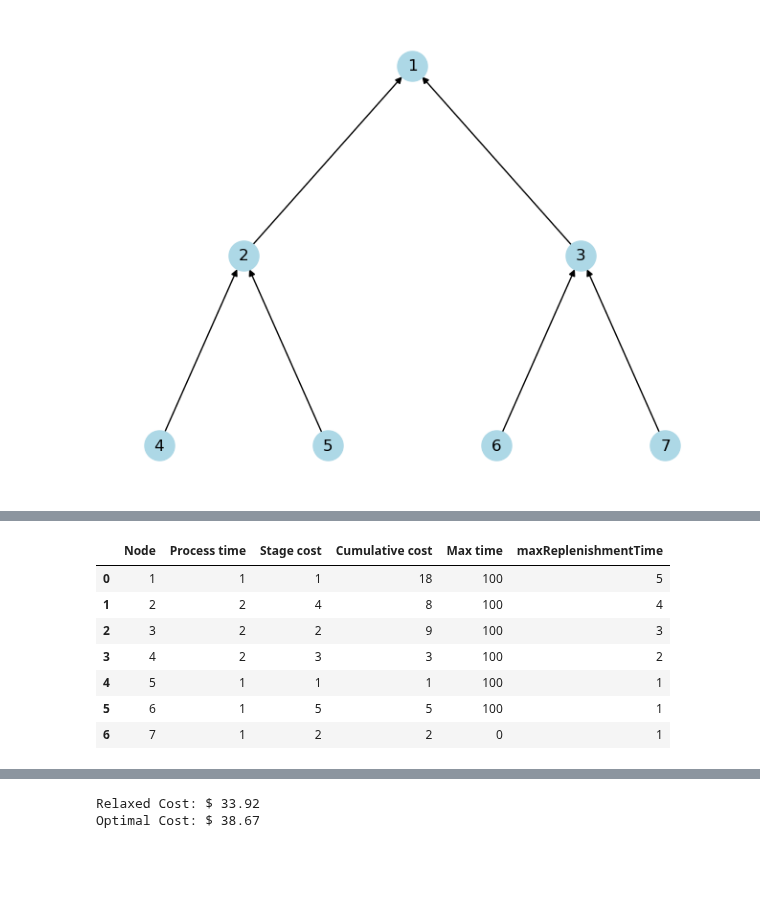
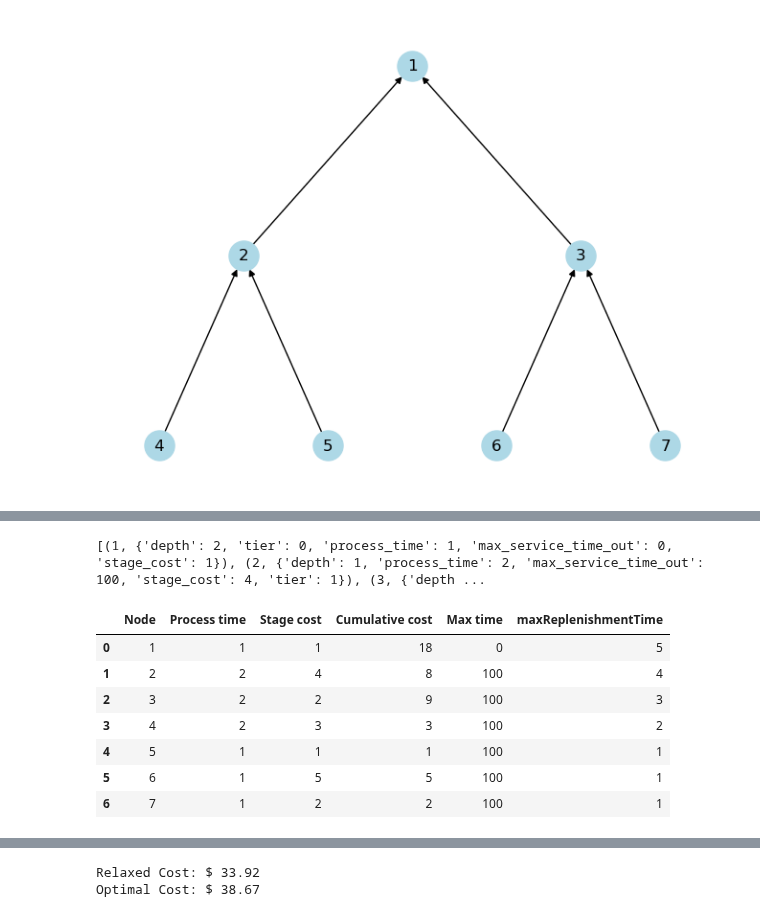
Before and after one commit to hmedal/sae-dsc-hmedal, a Jupyter notebook: examples/multi-commodity2.ipynb, the cells around one changed output, grey strips where cells are left out. Saved outputs shown, nothing was run; the diff lists cells and outputs as text; code cells hidden in the pictures; blank space fills up the shorter version.

```diff
--- a/examples/multi-commodity2.ipynb
+++ b/examples/multi-commodity2.ipynb
@@ -147,10 +143,10 @@ bomGraph, bomGraphPos = buildBOMGraph()
 nx.draw(bomGraph, bomGraphPos, with_labels=True, node_color='lightblue', node_size=500)
 plt.show()
 
-maxServiceTimeOut = nx.get_node_attributes(G, 'max_service_time_out')
-processTimesDict = nx.get_node_attributes(G, 'process_time')
-stageCostDict = nx.get_node_attributes(G, 'stage_cost')
-maxServiceTimeOut = nx.get_node_attributes(G, 'max_service_time_out')
+maxServiceTimeOut = nx.get_node_attributes(bomGraph, 'max_service_time_out')
+processTimesDict = nx.get_node_attributes(bomGraph, 'process_time')
+stageCostDict = nx.get_node_attributes(bomGraph, 'stage_cost')
+maxServiceTimeOut = nx.get_node_attributes(bomGraph, 'max_service_time_out')
 # %% [output]
 [figure]
 # %%
@@ -201,42 +223,44 @@ holdingCostRate = 0.2
 #         return stageCostDict[n]
 #     else:
 #         return stageCostDict[n] + sum([getCumCost(i) for i in G.predecessors(n)])
 
 def getMaxReplenishmentTime(G : nx.DiGraph, n : int):
     #if n in components:
     if G.nodes[n]['tier'] == numTiers:
         return processTimesDict[n]
     else:
         return processTimesDict[n] + max([getMaxReplenishmentTime(G, i) for i in G.predecessors(n)])
 
 def getCumCost(G : nx.DiGraph, n : int):
     if G.nodes[n]['tier'] == numTiers:
         return stageCostDict[n]
     else:
         return stageCostDict[n] + sum([getCumCost(G, i) for i in G.predecessors(n)])
 
-maxReplenishmentTime = {n : getMaxReplenishmentTime(bomGraph, n) for n in allNodes}
-cumCost = {n : getCumCost(bomGraph, n) for n in allNodes}
+print(bomGraph.nodes(data=True))
+maxReplenishmentTime = {n : getMaxReplenishmentTime(bomGraph, n) for n in bomGraph.nodes()}
+cumCost = {n : getCumCost(bomGraph, n) for n in bomGraph.nodes()}
 
 df = pd.DataFrame({
     'Node': maxReplenishmentTime.keys(),
     'Process time': processTimesDict.values(),
     'Stage cost': stageCostDict.values(),
     'Cumulative cost': cumCost.values(),
     'Max time': maxServiceTimeOut.values(),
     'maxReplenishmentTime': maxReplenishmentTime.values()
 })
 df.to_csv('instance.csv')
 df
 # %% [output]
+[(1, {'depth': 2, 'tier': 0, 'process_time': 1, 'max_service_time_out': 0, 'stage_cost': 1}), (2, {'depth': 1, 'process_time': 2, 'max_service_time_out': 100, 'stage_cost': 4, 'tier': 1}), (3, {'depth ...
 |  | Node | Process time | Stage cost | Cumulative cost | Max time | maxReplenishmentTime |
-| 0 | 1 | 1 | 1 | 18 | 100 | 5 |
+| 0 | 1 | 1 | 1 | 18 | 0 | 5 |
 | 1 | 2 | 2 | 4 | 8 | 100 | 4 |
 | 2 | 3 | 2 | 2 | 9 | 100 | 3 |
 | 3 | 4 | 2 | 3 | 3 | 100 | 2 |
 | 4 | 5 | 1 | 1 | 1 | 100 | 1 |
 | 5 | 6 | 1 | 5 | 5 | 100 | 1 |
-| 6 | 7 | 1 | 2 | 2 | 0 | 1 |
+| 6 | 7 | 1 | 2 | 2 | 100 | 1 |
 # %%
 def get_sIn_range_for_g_fn(node : int):
     maxVal = maxReplenishmentTime[node] - processTimesDict[node]
```
Also changed, not shown: parts of 11 cells of this notebook, 7 other files.
